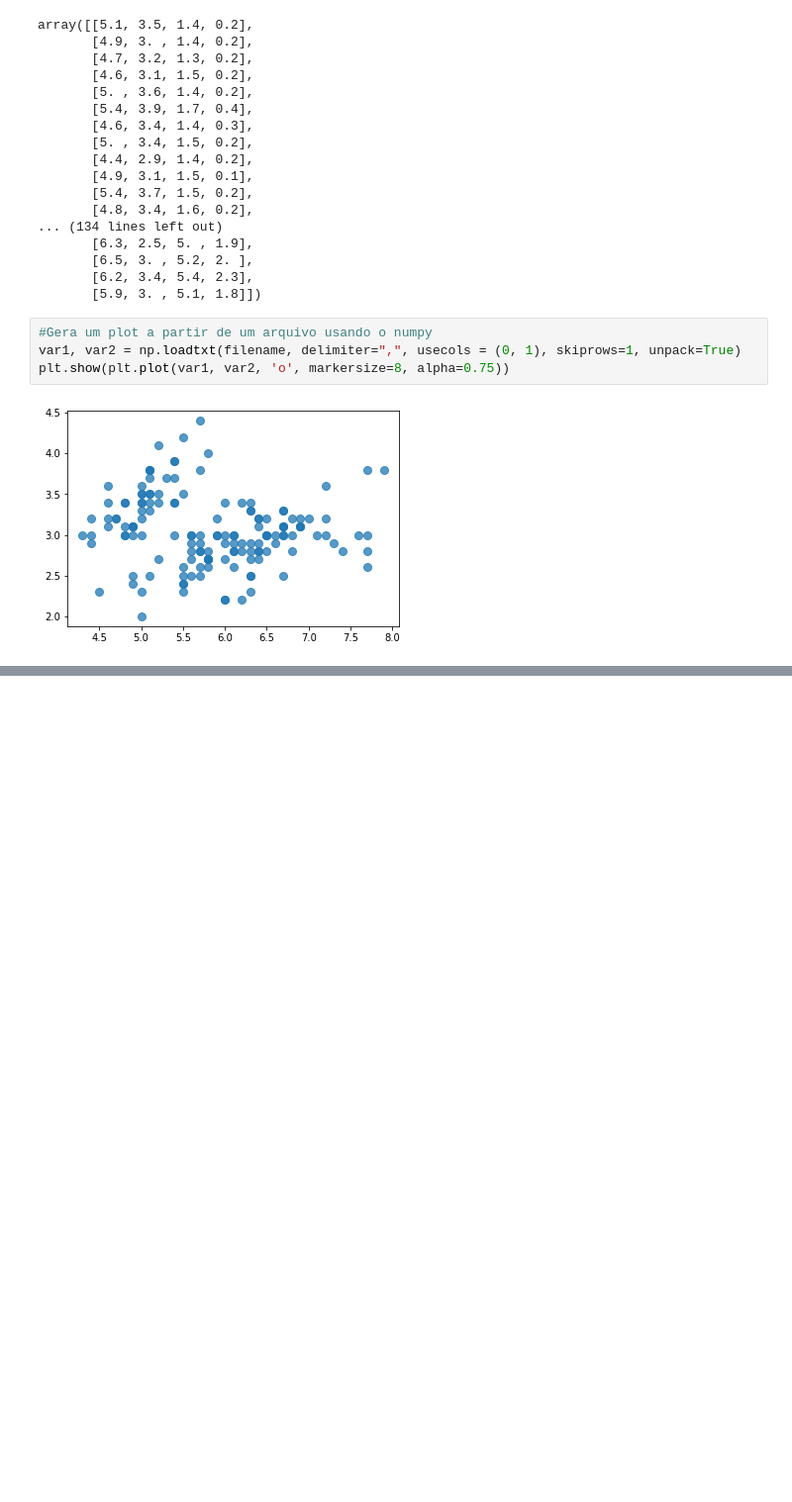
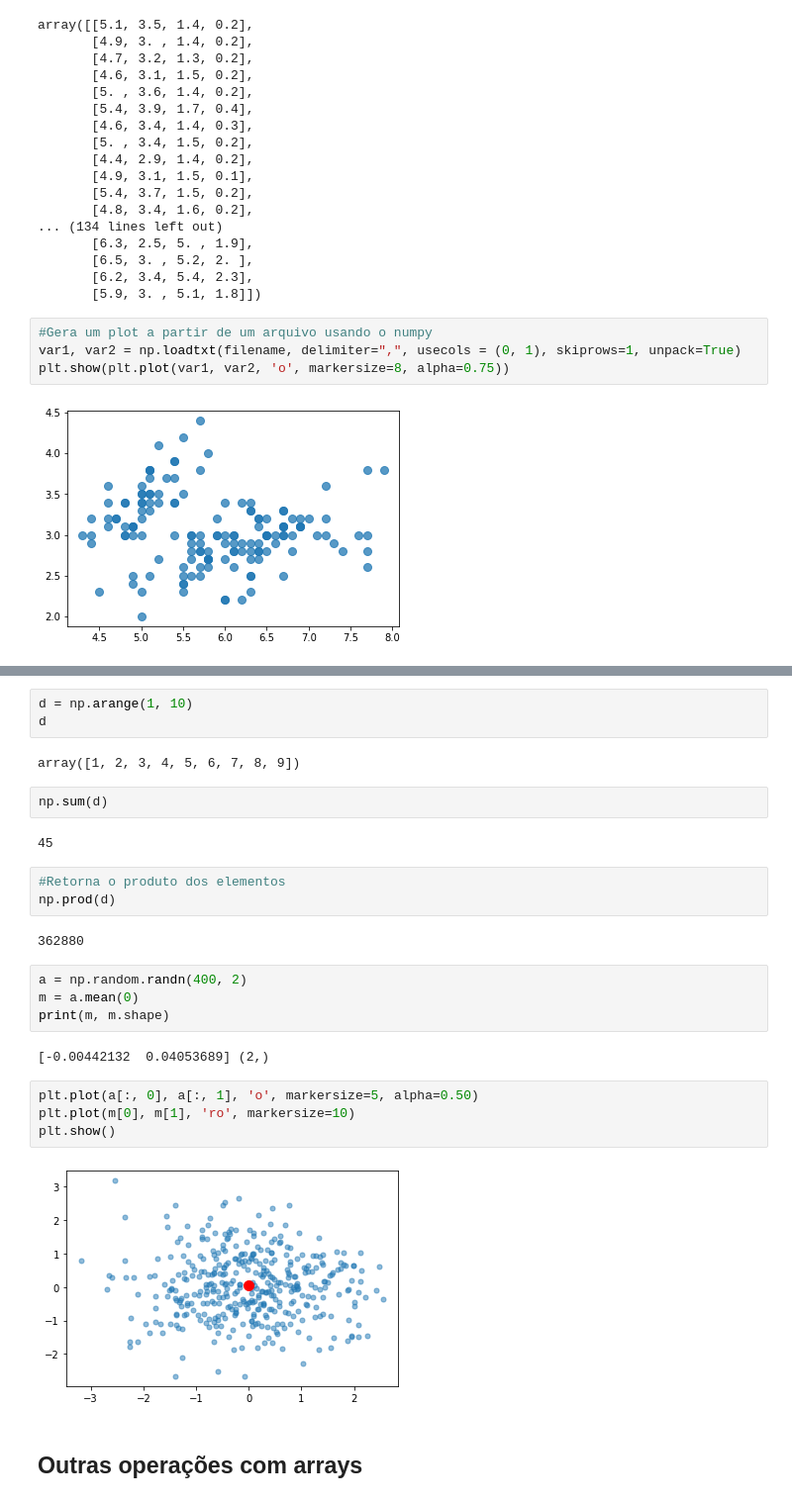
Before and after one commit to jonathan-JIPSlok/DataScience, a Jupyter notebook: Numpy/main.ipynb, the cells around one changed output, grey strips where cells are left out. Shown at 99% size. Drawn from its saved outputs; the diff is of its cells as text; blank space fills up the shorter version.

```diff
--- a/Numpy/main.ipynb
+++ b/Numpy/main.ipynb
@@ -248,0 +274,28 @@ plt.show(plt.plot(var1, var2, 'o', markersize=8, alpha=0.75))
+# %%
+d = np.arange(1, 10)
+d
+# %% [output]
+array([1, 2, 3, 4, 5, 6, 7, 8, 9])
+# %%
+np.sum(d)
+# %% [output]
+45
+# %%
+#Retorna o produto dos elementos
+np.prod(d)
+# %% [output]
+362880
+# %%
+a = np.random.randn(400, 2)
+m = a.mean(0)
+print(m, m.shape)
+# %% [output]
+[-0.00442132  0.04053689] (2,)
+# %%
+plt.plot(a[:, 0], a[:, 1], 'o', markersize=5, alpha=0.50)
+plt.plot(m[0], m[1], 'ro', markersize=10)
+plt.show()
+# %% [output]
+[figure, added]
+# %% [markdown]
+<h2>Outras operações com arrays</h2>
```
Also changed, not shown: parts of 5 cells of this notebook.
